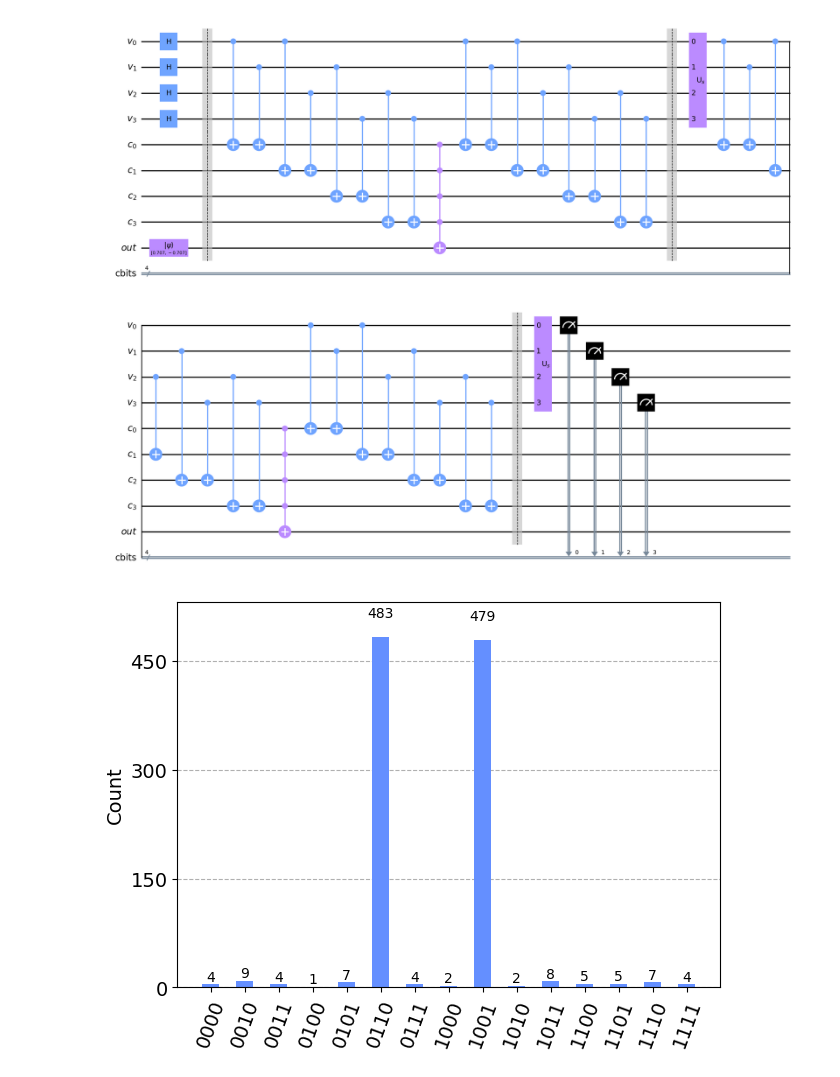
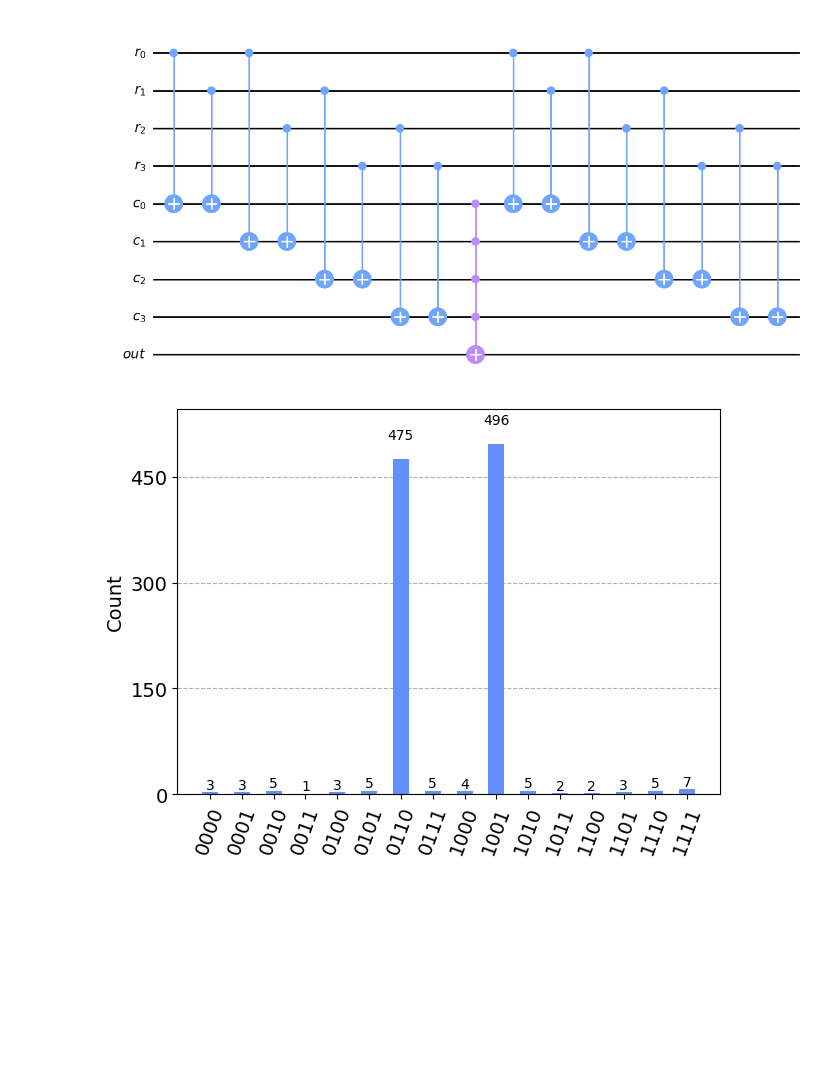
Before and after one commit to Crexzyz/grover-experiment, a Jupyter notebook: src/qiskit_grover.ipynb, the cells around one changed output. Cells and saved outputs as stored; diff of their text form; code cells hidden in the pictures; blank space fills up the shorter version.

Commit message:
Make the grover logic to return a reusable circuit

```diff
--- a/src/qiskit_grover.ipynb
+++ b/src/qiskit_grover.ipynb
@@ -1,13 +1,15 @@
 # %%
 from qiskit_grover import QiskitGrover
 
 grover = QiskitGrover()
-grover.Build()
-qc = grover.qc
+# grover.Build()
+# qc = grover.qc
+
+qc = grover.Oracle()
 
 qc.draw(output="mpl")
 # %% [output]
-[figure, old version]
+[figure, new version]
 # %%
 from qiskit import Aer, transpile
 from qiskit.visualization import plot_histogram
@@ -18,4 +20,4 @@ transpiled_qc = transpile(qc, aer_simulator)
 result = aer_simulator.run(transpiled_qc).result()
 plot_histogram(result.get_counts())
 # %% [output]
-[figure, old version]
+[figure, new version]
```
Also changed, not shown: 1 other file.
